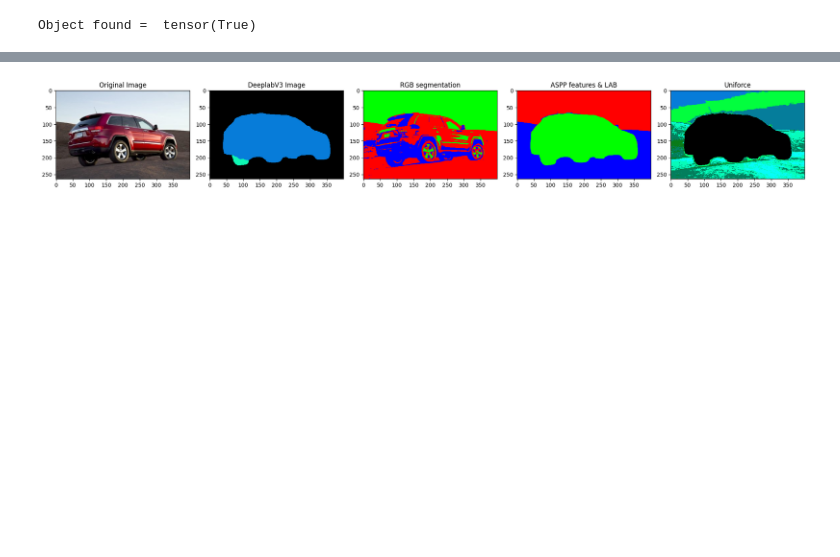
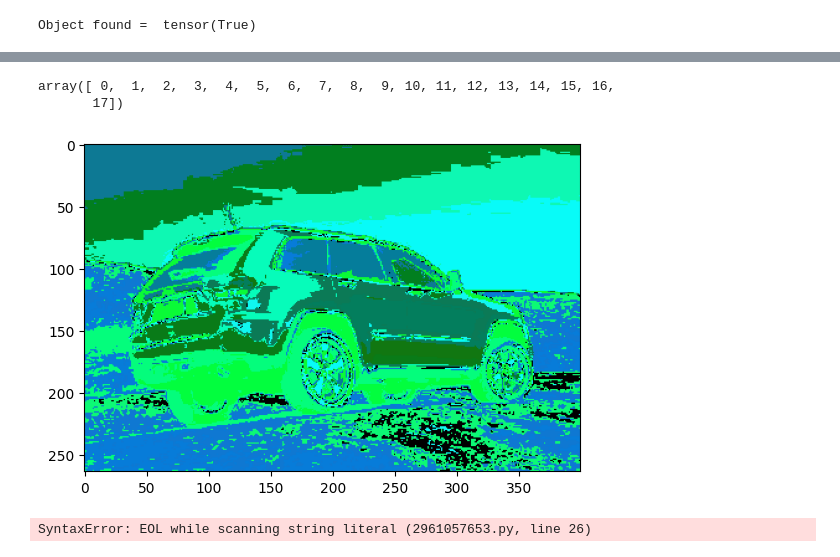
Before and after one commit to kandreou21/segmentation, a Jupyter notebook: DeepLabV3.ipynb, the cells around one changed output, grey strips where cells are left out. Cells and saved outputs as stored; diff of their text form; code cells hidden in the pictures; blank space fills up the shorter version.

```diff
--- a/DeepLabV3.ipynb
+++ b/DeepLabV3.ipynb
@@ -656,3 +714,35 @@ plt.show()
+# %%
+# Uniforce on input rgb image
+options = {
+		'algorithm': 'kmeans++', # clustering algorithm for initial overclustering from {'kmeans++', 'globalkmeans++'}
+		'n_clusters': None, # number of desired clusters (default is None)
+		'n_subclusters': 30, # number of overclustering clusters an balo kati diaforetiko apo best_k briskei perissotera clusters
+		'min_size': 10, # minimum subcluster size (required for statistical test validity)
+		'distribution': 'default', # distribution to be tested for unimodality from {'default', 'pca'}
+		'alpha': 1e-5, # confidence interval, max value 5e-2, 1e-2, 1e-3
+		'n_tests': 11, # number of tests on subsampled clusters
+		'max_iter': 1, # maximum number of overclustering iterations
+	}
+scaler = MinMaxScaler()
+rgb_pixels_scaled = scaler.fit_transform(rgb_pixels)
+uniforce = UniForCE(options)
+uniforce.fit(rgb_pixels_scaled)
+labels = uniforce.labels_
+
+labels = labels.reshape((H, W))
+unique_labels = np.unique(labels)
+rgb_clusters = unique_labels.size
+display(unique_labels)
+
+colors = random_colors
+uniforce_rgb_image = color_segmented_image()
+
+plt.imshow(uniforce_rgb_image)
+plt.show()
+# %% [output]
+array([ 0,  1,  2,  3,  4,  5,  6,  7,  8,  9, 10, 11, 12, 13, 14, 15, 16,
+       17])
+[figure, added]
 # %%
 def display_images():
     _, axes = plt.subplots(1, 5, figsize=(20, 3))
@@ -676,5 +766,17 @@ def display_images():
     plt.show()
 
 display_images()
+
+plt.subplots(1, 3, figsize=(15, 5))
+plt.subplot(1, 3, 1)
+plt.title("UniforcePCA - {} clusters".format(pca_clusters))
+plt.imshow(uniforce_pca_segmented_image)
+plt.subplot(1, 3, 2)
+plt.title("UniforceRGB - {} clusters".format(rgb_clusters))
+plt.imshow(uniforce_rgb_image)
+plt.subplot(1, 3, 3)
+plt.title("UniforceASPP_LAB - {} clusters".format(pca_lab_clusters))
+plt.imshow(uniforce_segmented_image)
+plt.show()
 # %% [output]
-[figure, removed]
+SyntaxError: EOL while scanning string literal (2961057653.py, line 26)
```
Also changed, not shown: parts of 11 cells of this notebook.
